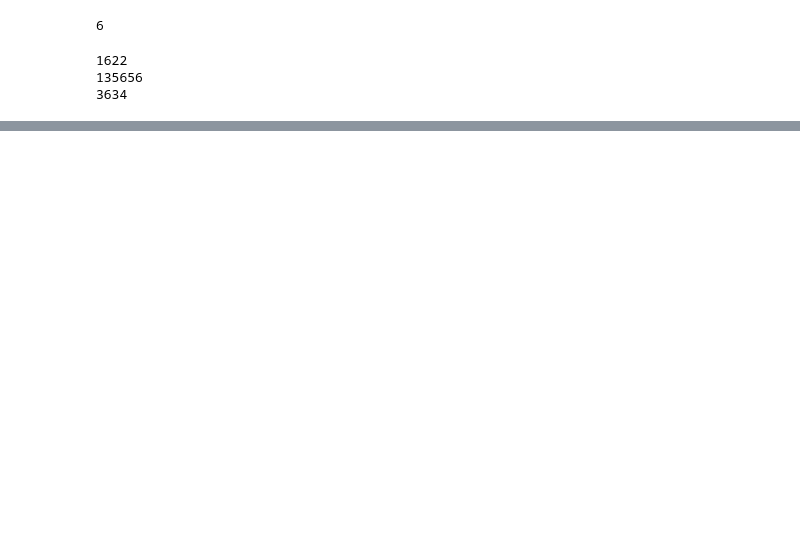
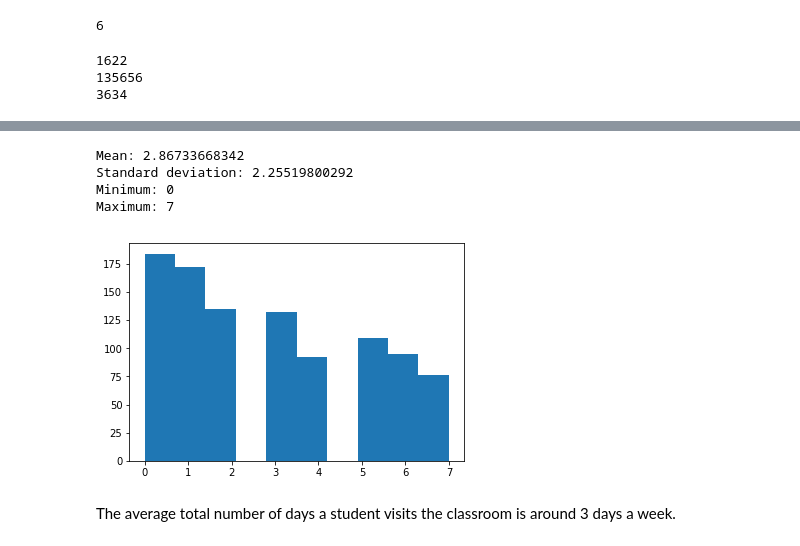
Before and after one commit to lucylow/udacity_student_engagement, a Jupyter notebook: student_engagement.ipynb, the cells around one changed output, grey strips where cells are left out. Cells and saved outputs as stored; diff of their text form; code cells hidden in the pictures; blank space fills up the shorter version.

```diff
--- a/student_engagement.ipynb
+++ b/student_engagement.ipynb
@@ -404,0 +460,6 @@ non_passing_engagement =
+# %%
+# print each engagement record for this specific student
+
+for engagement_record in paid_engagement_in_first_week:
+    if engagement_record['account_key'] == student_with_max_minutes:
+        print engagement_record
@@ -404,0 +574,18 @@ non_passing_engagement =
+# %%
+for engagement_record in paid_engagement:
+    if engagement_record['num_courses_visited'] > 0:
+        engagement_record['has_visited'] = 1
+    else:
+        engagement_record['has_visited'] = 0
+
+days_visited_by_account = sum_grouped_items(engagement_by_account, 'has_visited')
+
+describe_data(days_visited_by_account.values())
+# %% [output]
+Mean: 2.86733668342
+Standard deviation: 2.25519800292
+Minimum: 0
+Maximum: 7
+[figure, added]
+# %% [markdown]
+The average total number of days a student visits the classroom is around 3 days a week.
```
Also changed, not shown: parts of 83 cells of this notebook.
